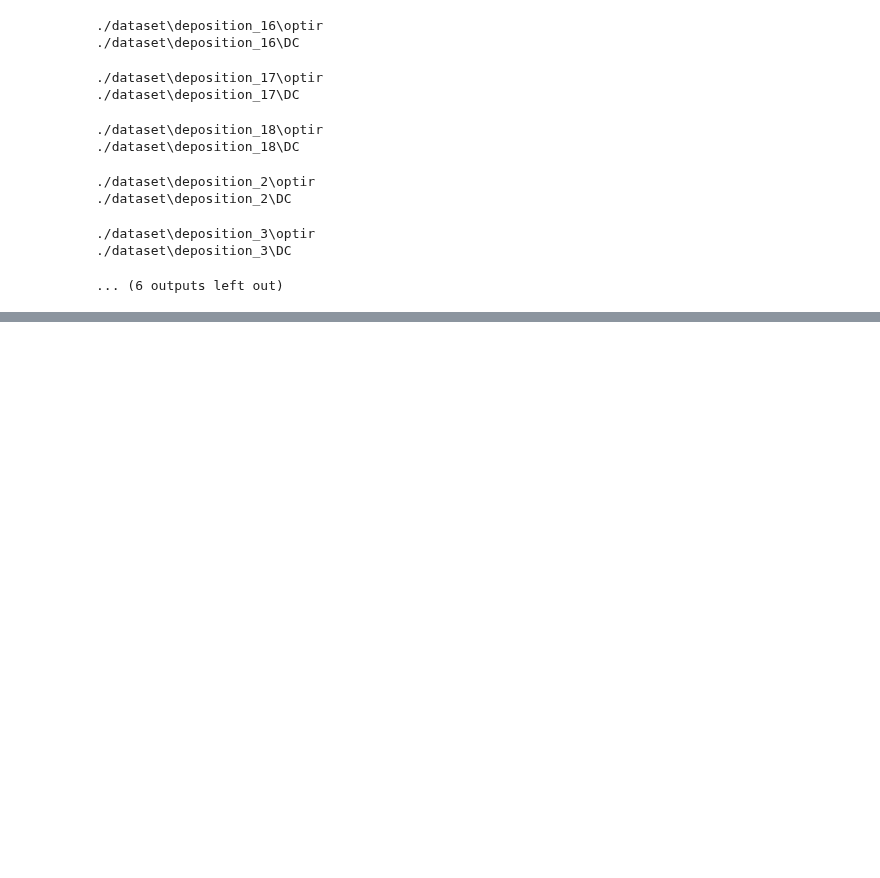
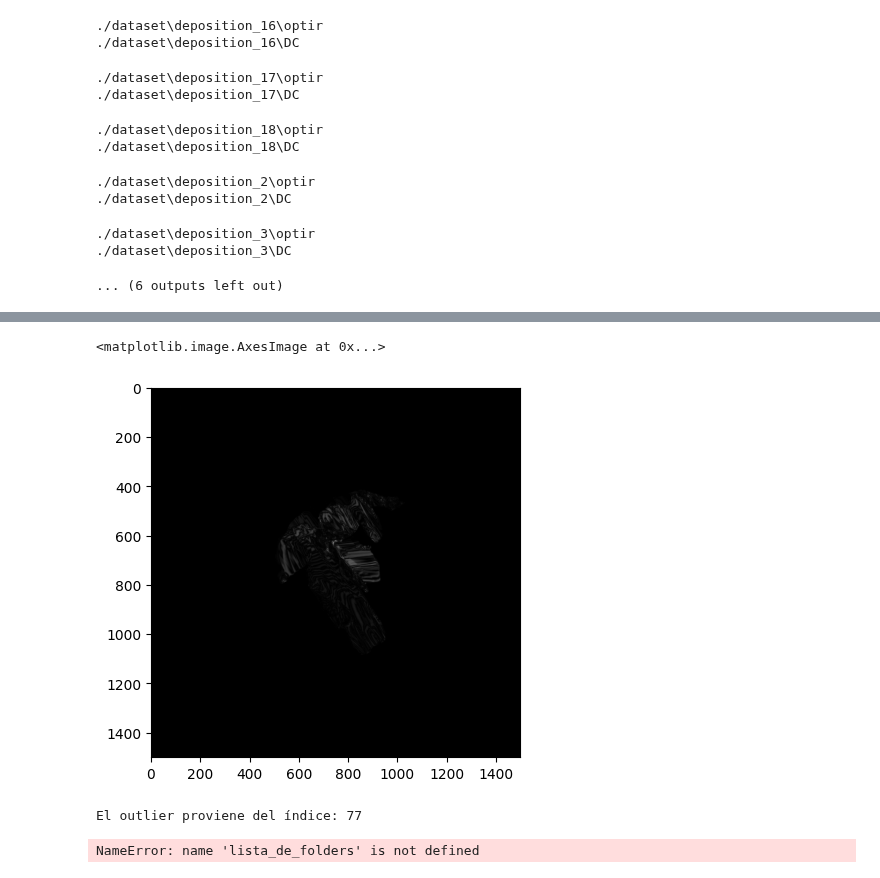
Before and after one commit to antonycardozo/CNNregression, a Jupyter notebook: cnn_regression.ipynb, the cells around one changed output, grey strips where cells are left out. Saved outputs shown, nothing was run; the diff lists cells and outputs as text; code cells hidden in the pictures; blank space fills up the shorter version.

```diff
--- a/cnn_regression.ipynb
+++ b/cnn_regression.ipynb
@@ -68,5 +79,8 @@ channel_dc = [dc/8.21179 for dc in channel_dc]
 # %%
-#plt.imshow(channel_prueba[30], vmax=1, cmap="gray")
+plt.imshow(channel_optir[33], vmax=1, cmap="gray")
+# %% [output]
+<matplotlib.image.AxesImage at 0x...>
+[figure, added]
 # %%
 #channel_optir = [datasets.cv2.bilateralFilter(img, 9, 2000, 25) for img in channel_optir]
 #channel_optir, (plow, phigh)= global_normalize(channel_optir)
@@ -76,0 +91,15 @@ X_train, X_test, y_train, y_test = train_test_split(X, y, test_size=0.33, random
+# %%
+indices = np.arange(len(X))
+
+X_train, X_test, y_train, y_test, idx_train, idx_test = train_test_split(
+    X, y, indices, test_size=0.25, random_state=42
+)
+
+outlier_local_index = 0   # primer elemento de X_test
+original_index = idx_test[outlier_local_index]
+
+print("El outlier proviene del índice:", original_index)
+print("Carpeta correspondiente:", lista_de_folders[original_index])
+# %% [output]
+El outlier proviene del índice: 77
+NameError: name 'lista_de_folders' is not defined
```
Also changed, not shown: parts of 21 cells of this notebook, 3 other files.
